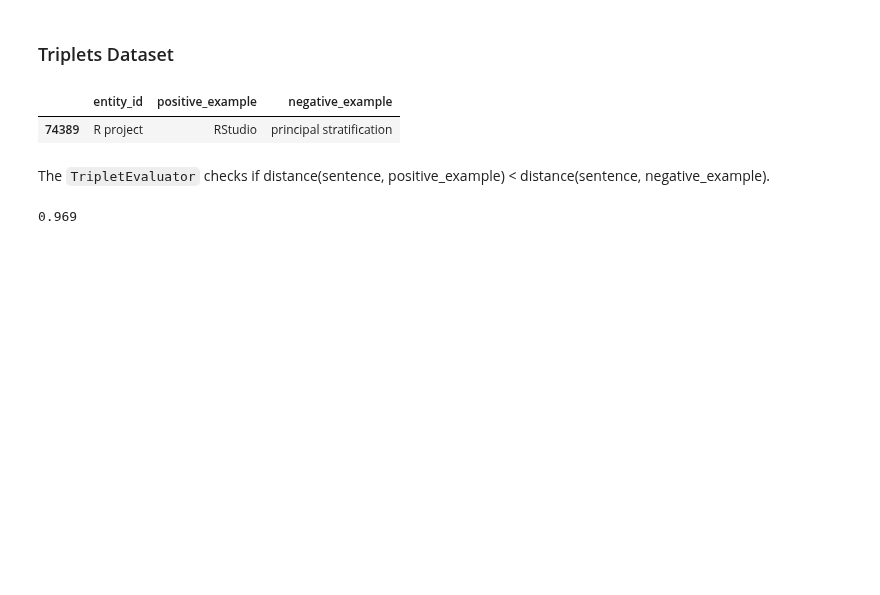
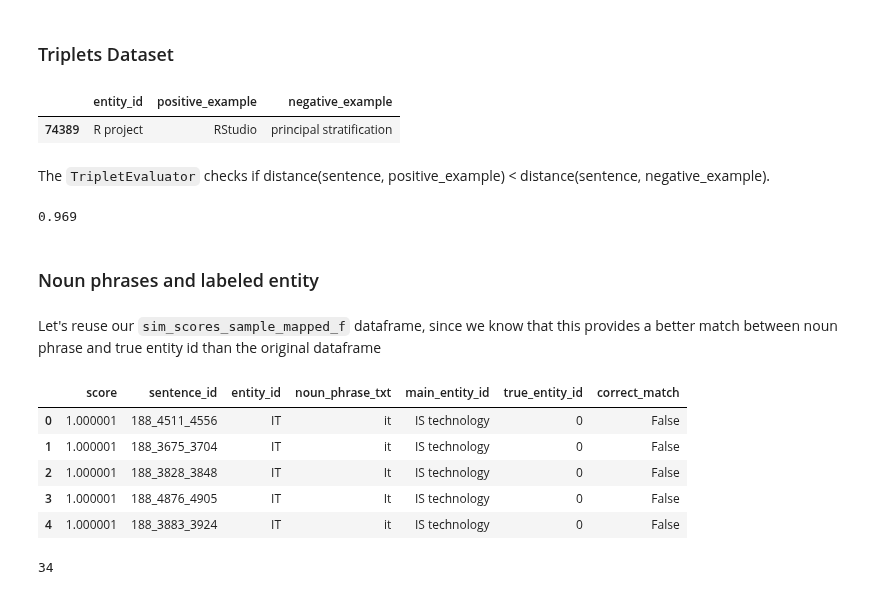
Before and after one commit to Heity94/TWSM_Lab, a Jupyter notebook: Project/Notebooks/PH_SentenceTransfomer_NounPhrases.ipynb, the cells around one changed output. Drawn from its saved outputs; the diff is of its cells as text; code cells hidden in the pictures; blank space fills up the shorter version.

```diff
--- a/Project/Notebooks/PH_SentenceTransfomer_NounPhrases.ipynb
+++ b/Project/Notebooks/PH_SentenceTransfomer_NounPhrases.ipynb
@@ -361,3 +361,16 @@ trip_result = test_evaluator_trip(model)
 print(trip_result)
 # %% [output]
 0.969
+# %% [markdown]
+### Noun phrases and labeled entity
+# %% [markdown]
+Let's reuse our `sim_scores_sample_mapped_f` dataframe, since we know that this provides a better match between noun phrase and true entity id than the original dataframe
+# %%
+sim_scores_sample_mapped_f.head(5)
+# %% [output]
+|  | score | sentence_id | entity_id | noun_phrase_txt | main_entity_id | true_entity_id | correct_match |
+| 0 | 1.000001 | 188_4511_4556 | IT | it | IS technology | 0 | False |
+| 1 | 1.000001 | 188_3675_3704 | IT | it | IS technology | 0 | False |
+| 2 | 1.000001 | 188_3828_3848 | IT | It | IS technology | 0 | False |
+| 3 | 1.000001 | 188_4876_4905 | IT | It | IS technology | 0 | False |
+| 4 | 1.000001 | 188_3883_3924 | IT | it | IS technology | 0 | False |
@@ -363,0 +389,5 @@ print(trip_result)
+# %%
+# no unique labels
+np_test.true_entity_id_enc.nunique()
+# %% [output]
+34
```
Also changed, not shown: parts of 21 cells of this notebook.
